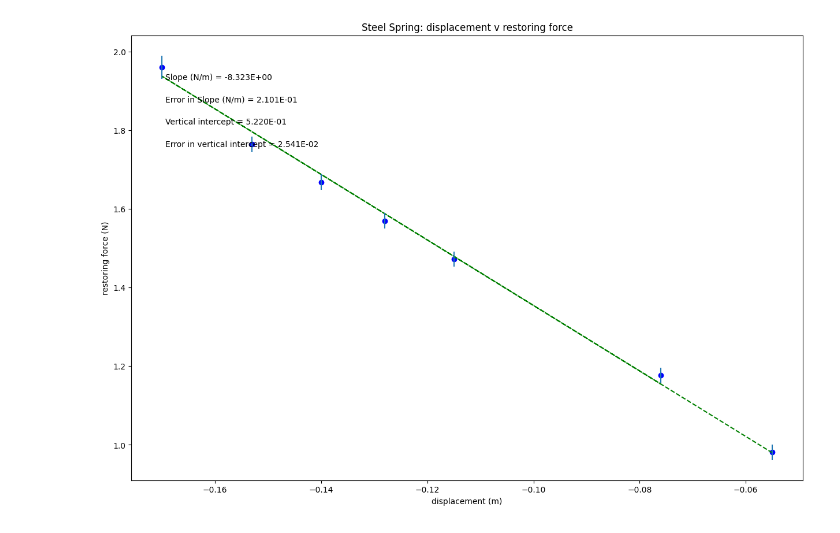
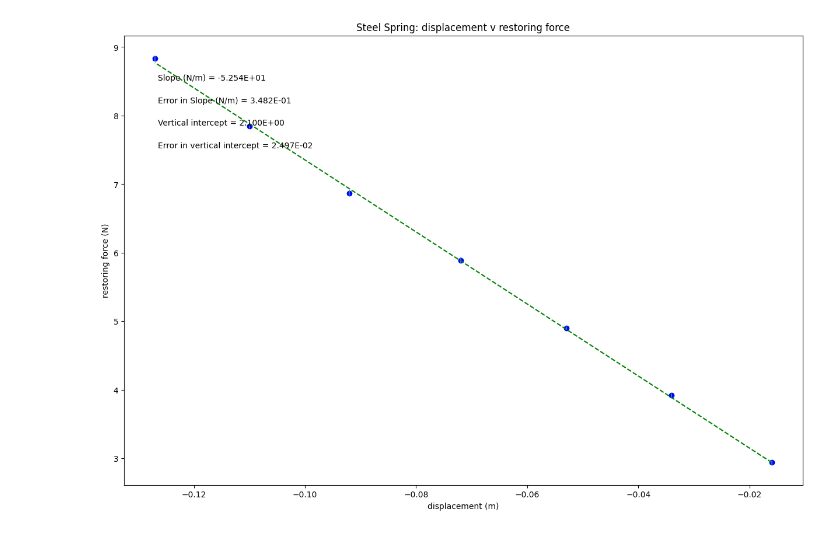
Before and after one commit to madiosn17/lab, a Jupyter notebook: lab4_steel_spring.ipynb, the cells around one changed output. Saved outputs shown, nothing was run; the diff lists cells and outputs as text; code cells hidden in the pictures.

```diff
--- a/lab4_steel_spring.ipynb
+++ b/lab4_steel_spring.ipynb
@@ -19,11 +19,11 @@ import matplotlib.pyplot as plt
 #variable names should start with a letter and must contain only letters, numbers, and underscores
 
 
-displacement = np.array([-.055, -.115, -.17, -.153, -.14, -.128, -.076])
+displacement = np.array([-.016, -.034, -.053, -.072, -.092, -.11, -.127])
 
-restoring_force = np.array([.981, 1.472, 1.96, 1.764, 1.668, 1.5696, 1.177])
+restoring_force = np.array([2.94, 3.92, 4.90, 5.89, 6.87, 7.85, 8.83])
 
-force_uncert = np.array([.0196, .0196, .0294, .0196, .0196, .0196, .0196])
+force_uncert = np.array([.029, .029, .029, .040, .040, .040, .040])
 
 
 
@@ -92,31 +92,31 @@ elif annotation_placement==3 or annotation_placement==4:
 #Don't need to change anything in this section!
 
 #Plot data on graph. Plot error bars and place values for slope,
 #error in slope, and vertical intercept (plus error) on the plot using "annotate"
 
 plt.figure(figsize=(15,10))
 
 plt.plot(x, fit, color='green', linestyle='--')
 plt.scatter(x, y, color='blue', marker='o')
 
 plt.xlabel(x_label)
 plt.ylabel(y_label)
 plt.title(plot_title)
 
 plt.errorbar(x, y, yerr=dy, xerr=None, fmt="none") #don't need to plot x error bars
 
 plt.annotate('Slope ({}) = {value:.{digits}E}'.format(slope_units,value=m, digits=3),
              (xpos, ypos[0]), xycoords='axes fraction')
 
 plt.annotate('Error in Slope ({}) = {value:.{digits}E}'.format(slope_units,value=dm, digits=3),
              (xpos, ypos[1]), xycoords='axes fraction')
 
 plt.annotate('Vertical intercept = {value:.{digits}E}'.format(value=b, digits=3),
              (xpos, ypos[2]), xycoords='axes fraction')
 
 plt.annotate('Error in vertical intercept = {value:.{digits}E}'.format(value=db, digits=3),
              (xpos, ypos[3]), xycoords='axes fraction')
 
 plt.show()
 # %% [output]
-[figure, old version]
+[figure, new version]
```
